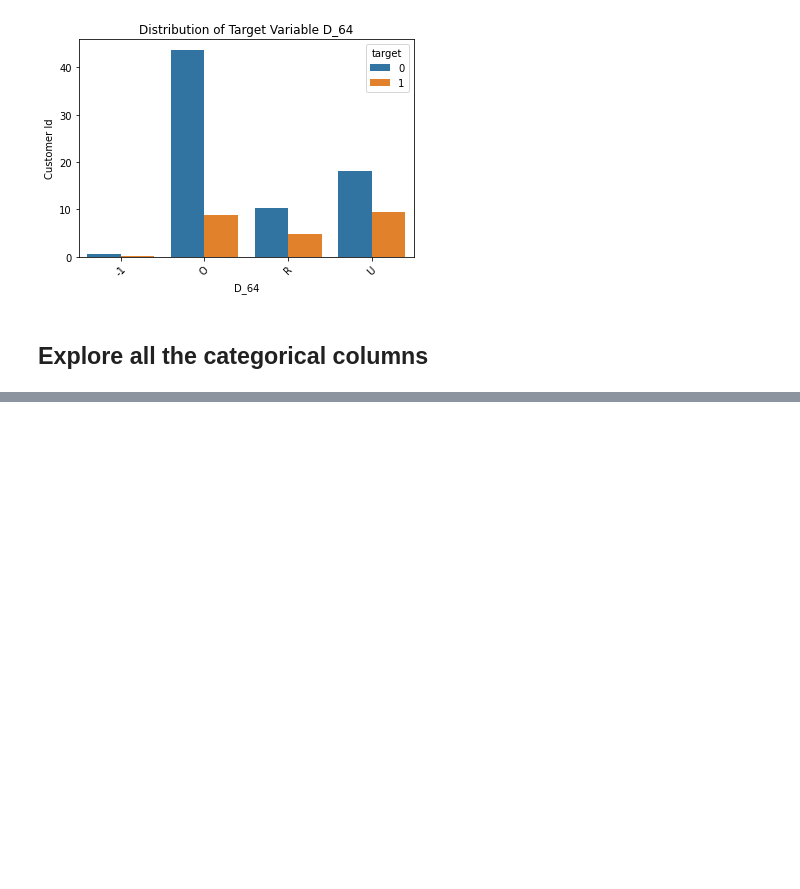
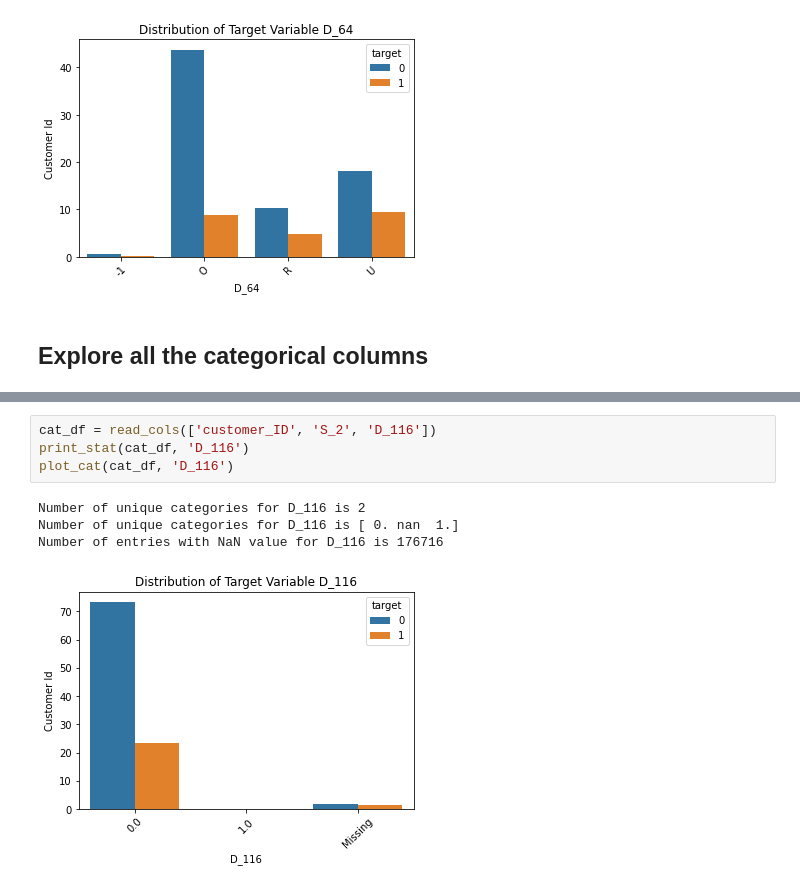
Before and after one commit to sankardevisharath/amex-default-prediction, a Jupyter notebook: notebooks/explore_columns.ipynb, the cells around one changed output, grey strips where cells are left out. Cells and saved outputs as stored; diff of their text form; blank space fills up the shorter version.

```diff
--- a/notebooks/explore_columns.ipynb
+++ b/notebooks/explore_columns.ipynb
@@ -388,0 +428,9 @@ for col in cat_cols:
+# %%
+cat_df = read_cols(['customer_ID', 'S_2', 'D_116'])
+print_stat(cat_df, 'D_116')
+plot_cat(cat_df, 'D_116')
+# %% [output]
+Number of unique categories for D_116 is 2
+Number of unique categories for D_116 is [ 0. nan  1.]
+Number of entries with NaN value for D_116 is 176716
+[figure, added]
```
Also changed, not shown: parts of 12 cells of this notebook.
